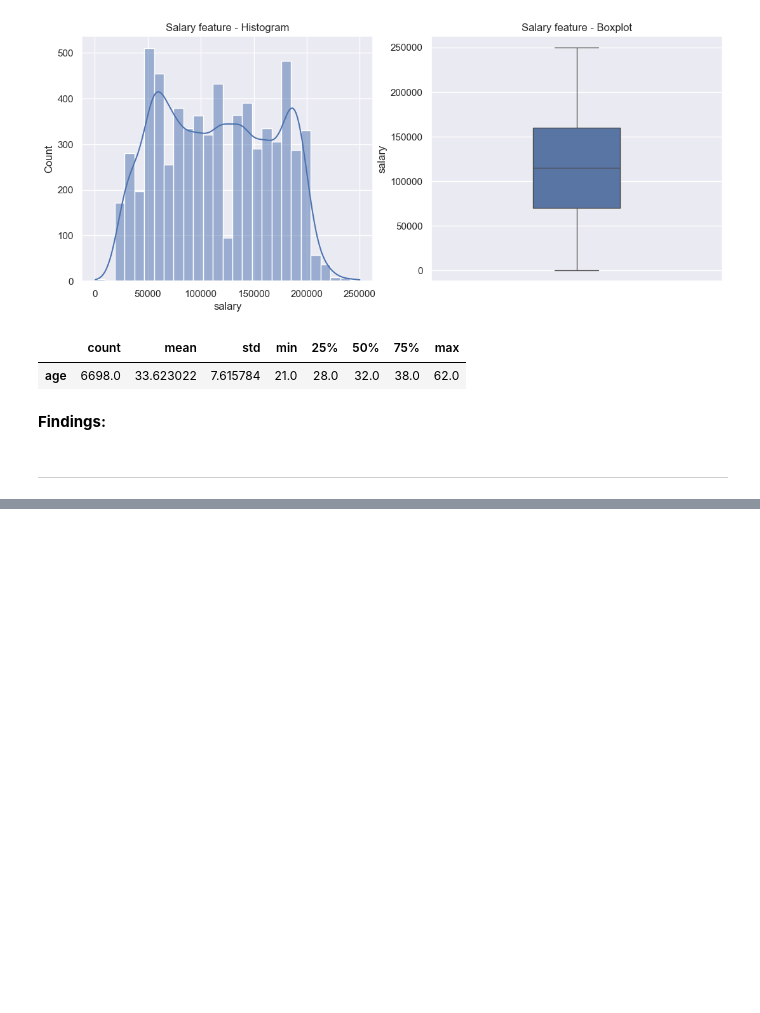
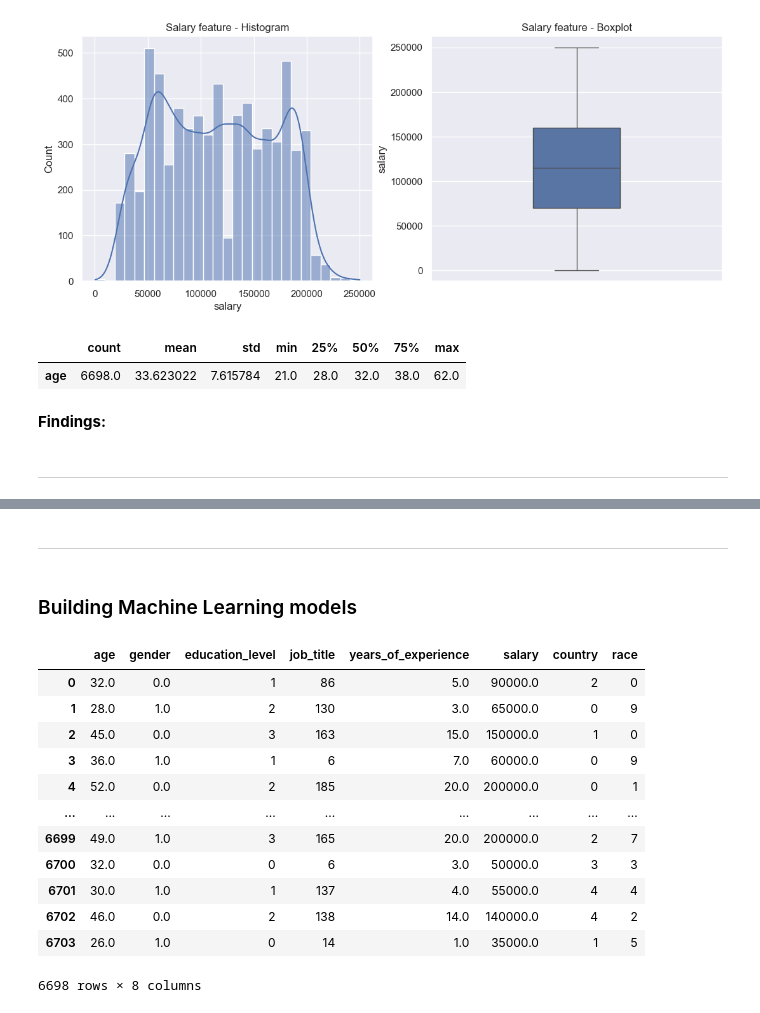
Before and after one commit to sba25074-cell/CA1_MachineLearning_SBA25074, a Jupyter notebook: CA1_MachineLearning_LeonardoTarulli.ipynb, the cells around one changed output, grey strips where cells are left out. Cells and saved outputs as stored; diff of their text form; code cells hidden in the pictures; blank space fills up the shorter version.

```diff
--- a/CA1_MachineLearning_LeonardoTarulli.ipynb
+++ b/CA1_MachineLearning_LeonardoTarulli.ipynb
@@ -161,0 +186,12 @@ sns.boxplot(data=df, y="salary", x="education_level", width=0.5)
+# %%
+df1 = df.groupby("job_title")["salary"].median().sort_values().reset_index()
+
+
+dic_job = {}
+for i in range(len(df1["job_title"])):
+    dic_job[df1["job_title"].iloc[i]] = i
+
+df["job_title"] = df["job_title"].map(dic_job)
+# %%
+countries = {"USA":0, "Canada":1, "UK":2, "Australia":3, "China": 4}
+df["country"] = df["country"].map(countries)
@@ -161,0 +213,29 @@ sns.boxplot(data=df, y="salary", x="education_level", width=0.5)
+# %%
+df1 = df.groupby("race")["salary"].count().sort_values(ascending=False).reset_index()
+
+
+dic_race = {}
+for i in range(len(df1["race"])):
+    dic_race[df1["race"].iloc[i]] = i
+
+df["race"] = df["race"].map(dic_race)
+# %% [markdown]
+---
+# %% [markdown]
+### Building Machine Learning models
+# %%
+df
+# %% [output]
+|  | age | gender | education_level | job_title | years_of_experience | salary | country | race |
+| 0 | 32.0 | 0.0 | 1 | 86 | 5.0 | 90000.0 | 2 | 0 |
+| 1 | 28.0 | 1.0 | 2 | 130 | 3.0 | 65000.0 | 0 | 9 |
+| 2 | 45.0 | 0.0 | 3 | 163 | 15.0 | 150000.0 | 1 | 0 |
+| 3 | 36.0 | 1.0 | 1 | 6 | 7.0 | 60000.0 | 0 | 9 |
+| 4 | 52.0 | 0.0 | 2 | 185 | 20.0 | 200000.0 | 0 | 1 |
+| ... | ... | ... | ... | ... | ... | ... | ... | ... |
+| 6699 | 49.0 | 1.0 | 3 | 165 | 20.0 | 200000.0 | 2 | 7 |
+| 6700 | 32.0 | 0.0 | 0 | 6 | 3.0 | 50000.0 | 3 | 3 |
+| 6701 | 30.0 | 1.0 | 1 | 137 | 4.0 | 55000.0 | 4 | 4 |
+| 6702 | 46.0 | 0.0 | 2 | 138 | 14.0 | 140000.0 | 4 | 2 |
+| 6703 | 26.0 | 1.0 | 0 | 14 | 1.0 | 35000.0 | 1 | 5 |
+6698 rows × 8 columns
```
Also changed, not shown: parts of 20 cells of this notebook.
